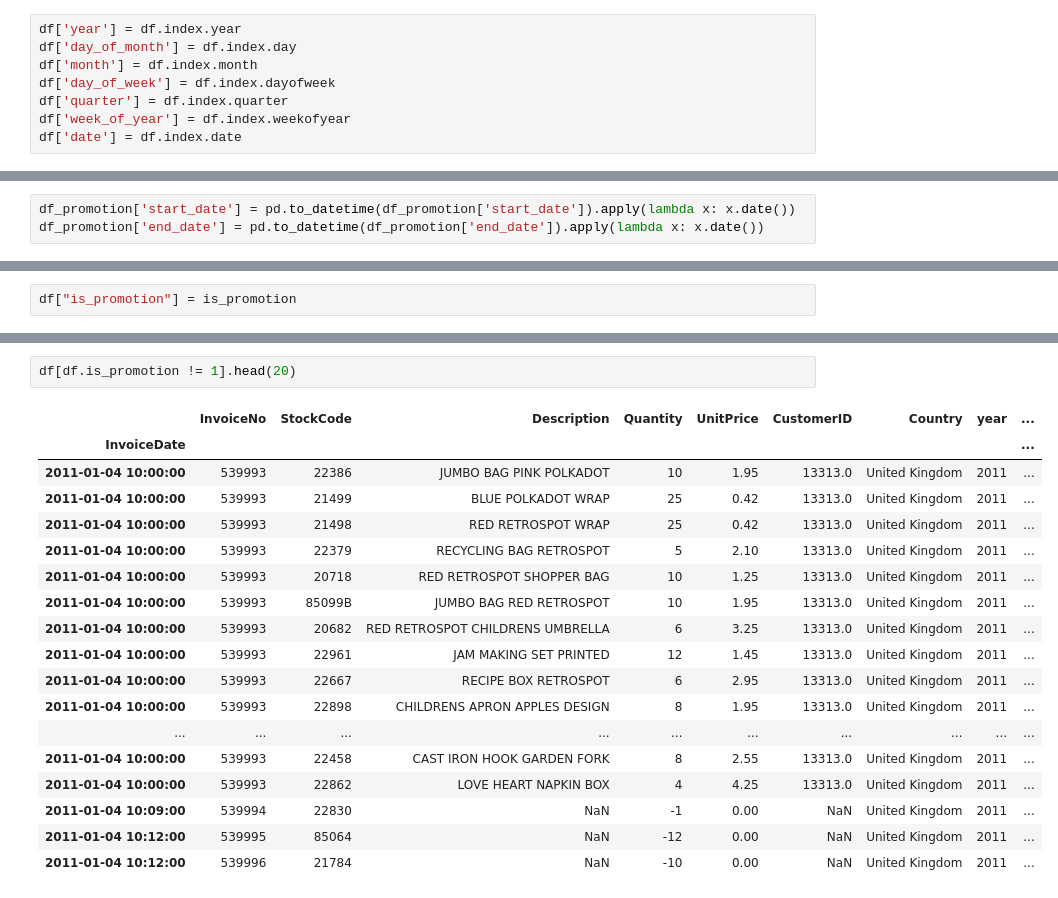
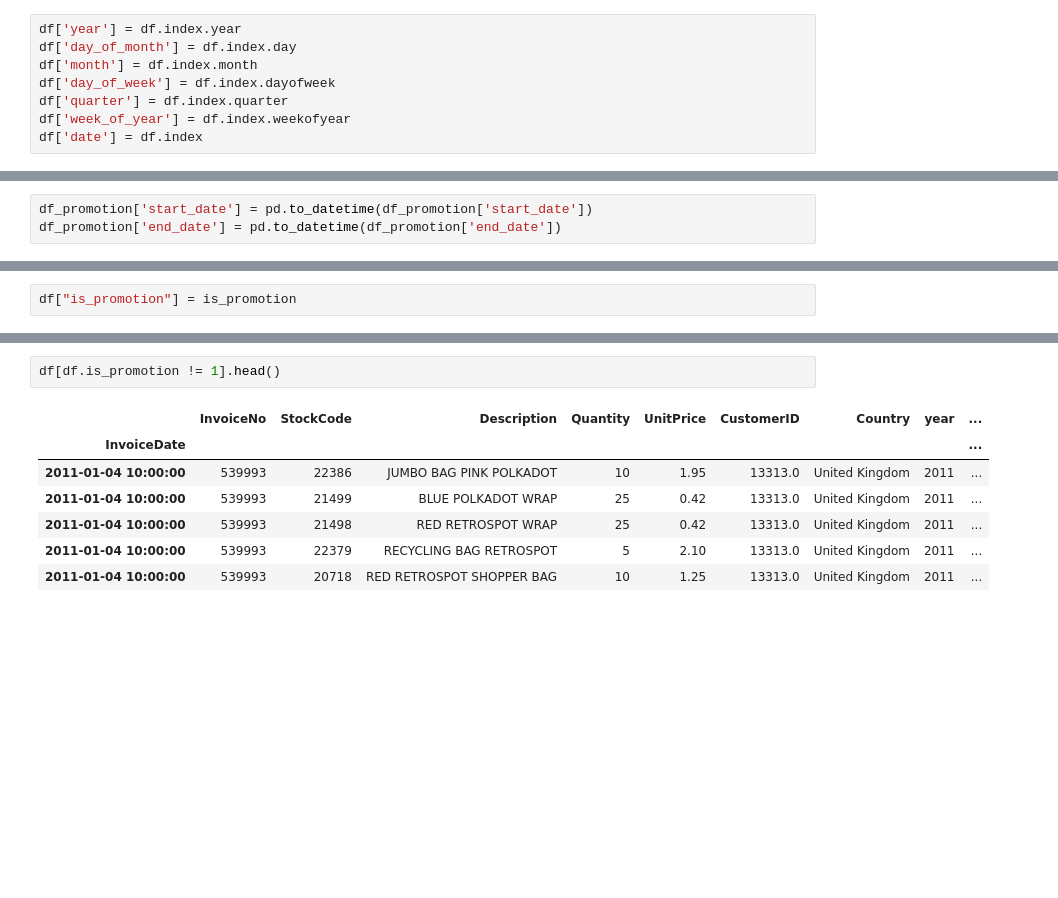
Before and after one commit to veribilimiokulu/bogazici-compec-python-ml, a Jupyter notebook: 02_pandas/07.Tarih_Saat_Index_parse_date.ipynb, the cells around one changed output, grey strips where cells are left out. Drawn from its saved outputs; the diff is of its cells as text; blank space fills up the shorter version.

Commit message:
02_pandas/07.Tarih_Saat_Index_parse_date.ipynb içine ekleme yapıldı2

```diff
--- a/02_pandas/07.Tarih_Saat_Index_parse_date.ipynb
+++ b/02_pandas/07.Tarih_Saat_Index_parse_date.ipynb
@@ -41,7 +41,7 @@ df['month'] = df.index.month
 df['day_of_week'] = df.index.dayofweek
 df['quarter'] = df.index.quarter
 df['week_of_year'] = df.index.weekofyear
-df['date'] = df.index.date
+df['date'] = df.index
 # %%
 df.head()
 # %% [output]
@@ -448,6 +448,6 @@ end_date      4 non-null object
 dtypes: object(3)
 memory usage: 176.0+ bytes
 # %%
-df_promotion['start_date'] = pd.to_datetime(df_promotion['start_date']).apply(lambda x: x.date())
-df_promotion['end_date'] = pd.to_datetime(df_promotion['end_date']).apply(lambda x: x.date())
+df_promotion['start_date'] = pd.to_datetime(df_promotion['start_date'])
+df_promotion['end_date'] = pd.to_datetime(df_promotion['end_date'])
 # %%
@@ -503,23 +503,12 @@ df.head()
 | 2010-12-01 08:26:00 | 536365 | 84029G | KNITTED UNION FLAG HOT WATER BOTTLE | 6 | 3.39 | 17850.0 | United Kingdom | 2010 | ... |
 | 2010-12-01 08:26:00 | 536365 | 84029E | RED WOOLLY HOTTIE WHITE HEART. | 6 | 3.39 | 17850.0 | United Kingdom | 2010 | ... |
 # %%
-df[df.is_promotion != 1].head(20)
+df[df.is_promotion != 1].head()
 # %% [output]
 |  | InvoiceNo | StockCode | Description | Quantity | UnitPrice | CustomerID | Country | year | ... |
 | InvoiceDate |  |  |  |  |  |  |  |  | ... |
 | 2011-01-04 10:00:00 | 539993 | 22386 | JUMBO BAG PINK POLKADOT | 10 | 1.95 | 13313.0 | United Kingdom | 2011 | ... |
 | 2011-01-04 10:00:00 | 539993 | 21499 | BLUE POLKADOT WRAP | 25 | 0.42 | 13313.0 | United Kingdom | 2011 | ... |
 | 2011-01-04 10:00:00 | 539993 | 21498 | RED RETROSPOT WRAP | 25 | 0.42 | 13313.0 | United Kingdom | 2011 | ... |
 | 2011-01-04 10:00:00 | 539993 | 22379 | RECYCLING BAG RETROSPOT | 5 | 2.10 | 13313.0 | United Kingdom | 2011 | ... |
 | 2011-01-04 10:00:00 | 539993 | 20718 | RED RETROSPOT SHOPPER BAG | 10 | 1.25 | 13313.0 | United Kingdom | 2011 | ... |
-| 2011-01-04 10:00:00 | 539993 | 85099B | JUMBO BAG RED RETROSPOT | 10 | 1.95 | 13313.0 | United Kingdom | 2011 | ... |
-| 2011-01-04 10:00:00 | 539993 | 20682 | RED RETROSPOT CHILDRENS UMBRELLA | 6 | 3.25 | 13313.0 | United Kingdom | 2011 | ... |
-| 2011-01-04 10:00:00 | 539993 | 22961 | JAM MAKING SET PRINTED | 12 | 1.45 | 13313.0 | United Kingdom | 2011 | ... |
-| 2011-01-04 10:00:00 | 539993 | 22667 | RECIPE BOX RETROSPOT | 6 | 2.95 | 13313.0 | United Kingdom | 2011 | ... |
-| 2011-01-04 10:00:00 | 539993 | 22898 | CHILDRENS APRON APPLES DESIGN | 8 | 1.95 | 13313.0 | United Kingdom | 2011 | ... |
-| ... | ... | ... | ... | ... | ... | ... | ... | ... | ... |
-| 2011-01-04 10:00:00 | 539993 | 22458 | CAST IRON HOOK GARDEN FORK | 8 | 2.55 | 13313.0 | United Kingdom | 2011 | ... |
-| 2011-01-04 10:00:00 | 539993 | 22862 | LOVE HEART NAPKIN BOX | 4 | 4.25 | 13313.0 | United Kingdom | 2011 | ... |
-| 2011-01-04 10:09:00 | 539994 | 22830 | NaN | -1 | 0.00 | NaN | United Kingdom | 2011 | ... |
-| 2011-01-04 10:12:00 | 539995 | 85064 | NaN | -12 | 0.00 | NaN | United Kingdom | 2011 | ... |
-| 2011-01-04 10:12:00 | 539996 | 21784 | NaN | -10 | 0.00 | NaN | United Kingdom | 2011 | ... |
```
Also changed, not shown: parts of 2 cells of this notebook.
